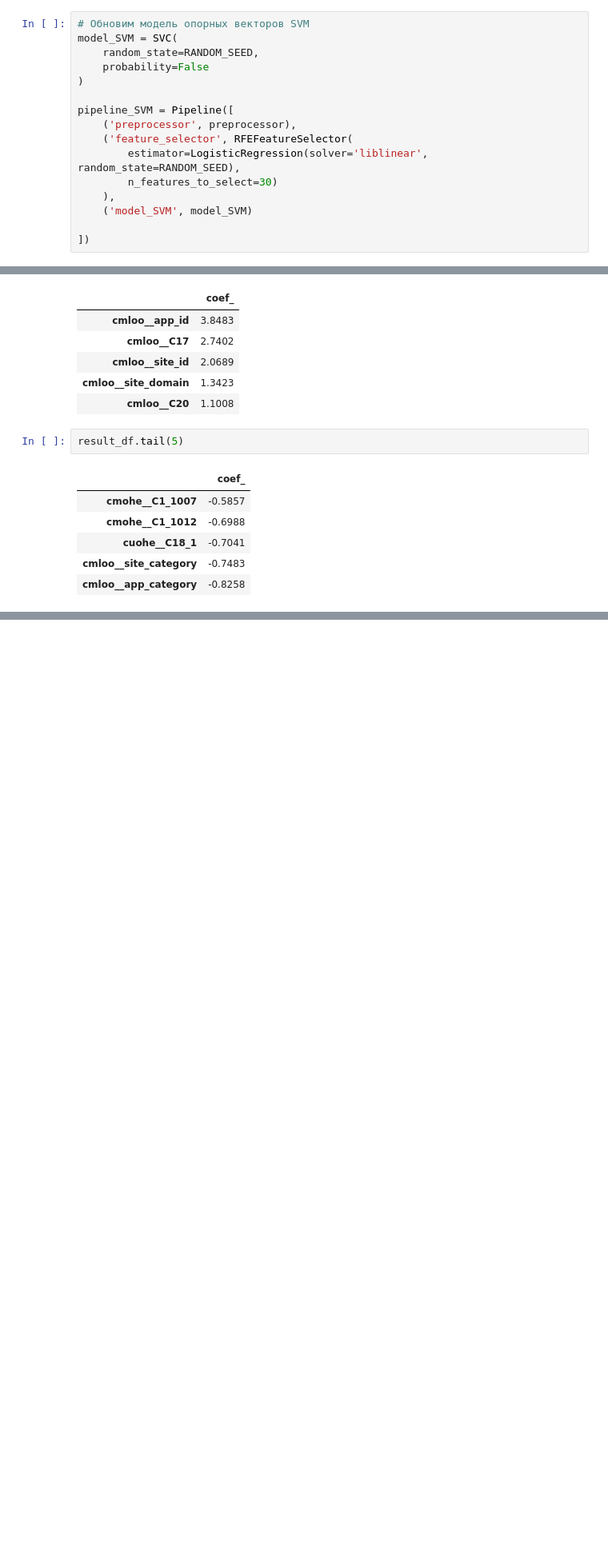
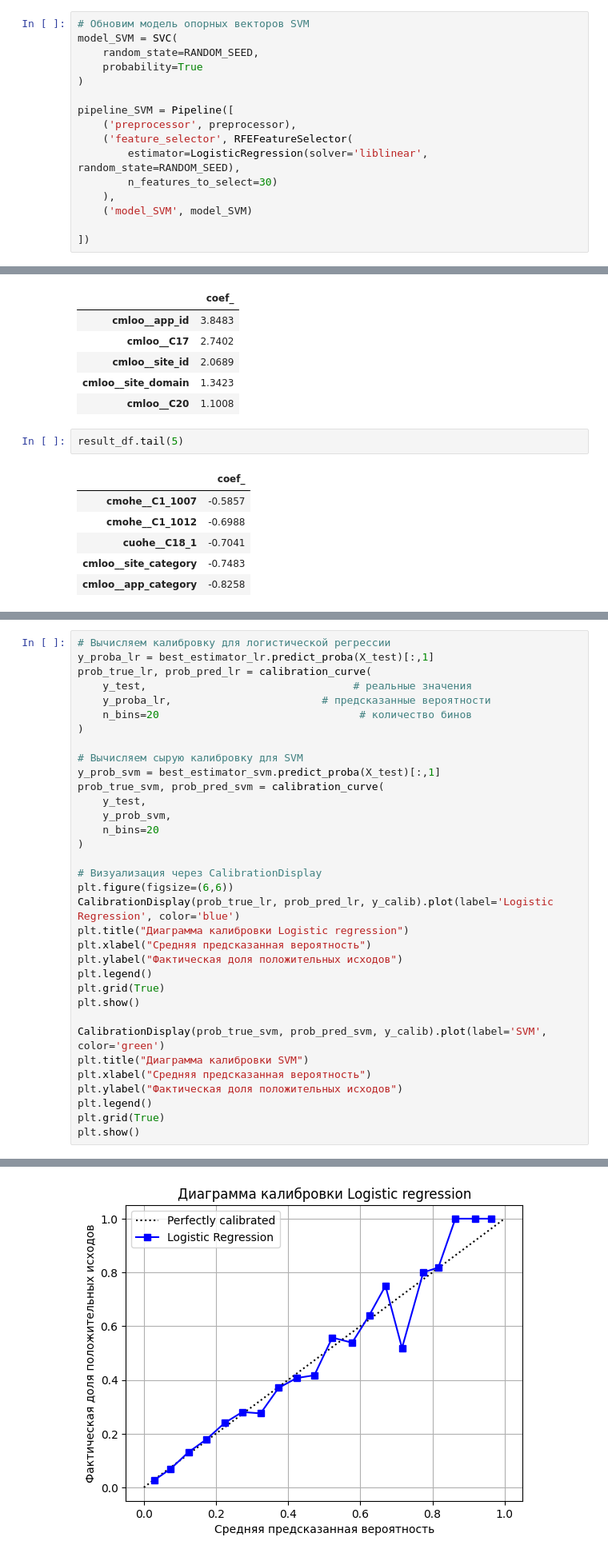
Before and after one commit to TemaQDX/sprint_12_project_advandex, a Jupyter notebook: sprint_12_project_advandex_Artem_Burov.ipynb, the cells around one changed output, grey strips where cells are left out. Shown at 80% size. Cells and saved outputs as stored; diff of their text form; blank space fills up the shorter version.

Commit message:
calib_wip

```diff
--- a/sprint_12_project_advandex_Artem_Burov.ipynb
+++ b/sprint_12_project_advandex_Artem_Burov.ipynb
@@ -1898,7 +1902,7 @@ RECALL       0.133        0.000        -0.133
 # Обновим модель опорных векторов SVM
 model_SVM = SVC(
     random_state=RANDOM_SEED,
-    probability=False
+    probability=True
 )
 
 pipeline_SVM = Pipeline([
@@ -2155,0 +2151,35 @@ result_df.tail(5)
+# %%
+# Вычисляем калибровку для логистической регрессии
+y_proba_lr = best_estimator_lr.predict_proba(X_test)[:,1]
+prob_true_lr, prob_pred_lr = calibration_curve(
+    y_test,                                 # реальные значения
+    y_proba_lr,                        # предсказанные вероятности
+    n_bins=20                                # количество бинов
+)
+
+# Вычисляем сырую калибровку для SVM
+y_prob_svm = best_estimator_svm.predict_proba(X_test)[:,1]
+prob_true_svm, prob_pred_svm = calibration_curve(
+    y_test,
+    y_prob_svm,
+    n_bins=20
+)
+
+# Визуализация через CalibrationDisplay
+plt.figure(figsize=(6,6))
+CalibrationDisplay(prob_true_lr, prob_pred_lr, y_calib).plot(label='Logistic Regression', color='blue')
+plt.title("Диаграмма калибровки Logistic regression")
+plt.xlabel("Средняя предсказанная вероятность")
+plt.ylabel("Фактическая доля положительных исходов")
+plt.legend()
+plt.grid(True)
+plt.show()
+
+CalibrationDisplay(prob_true_svm, prob_pred_svm, y_calib).plot(label='SVM', color='green')
+plt.title("Диаграмма калибровки SVM")
+plt.xlabel("Средняя предсказанная вероятность")
+plt.ylabel("Фактическая доля положительных исходов")
+plt.legend()
+plt.grid(True)
+plt.show()
+# %% [output]
@@ -2155,0 +2187 @@ result_df.tail(5)
+[figure, added]
```
Also changed, not shown: parts of 8 cells of this notebook.
